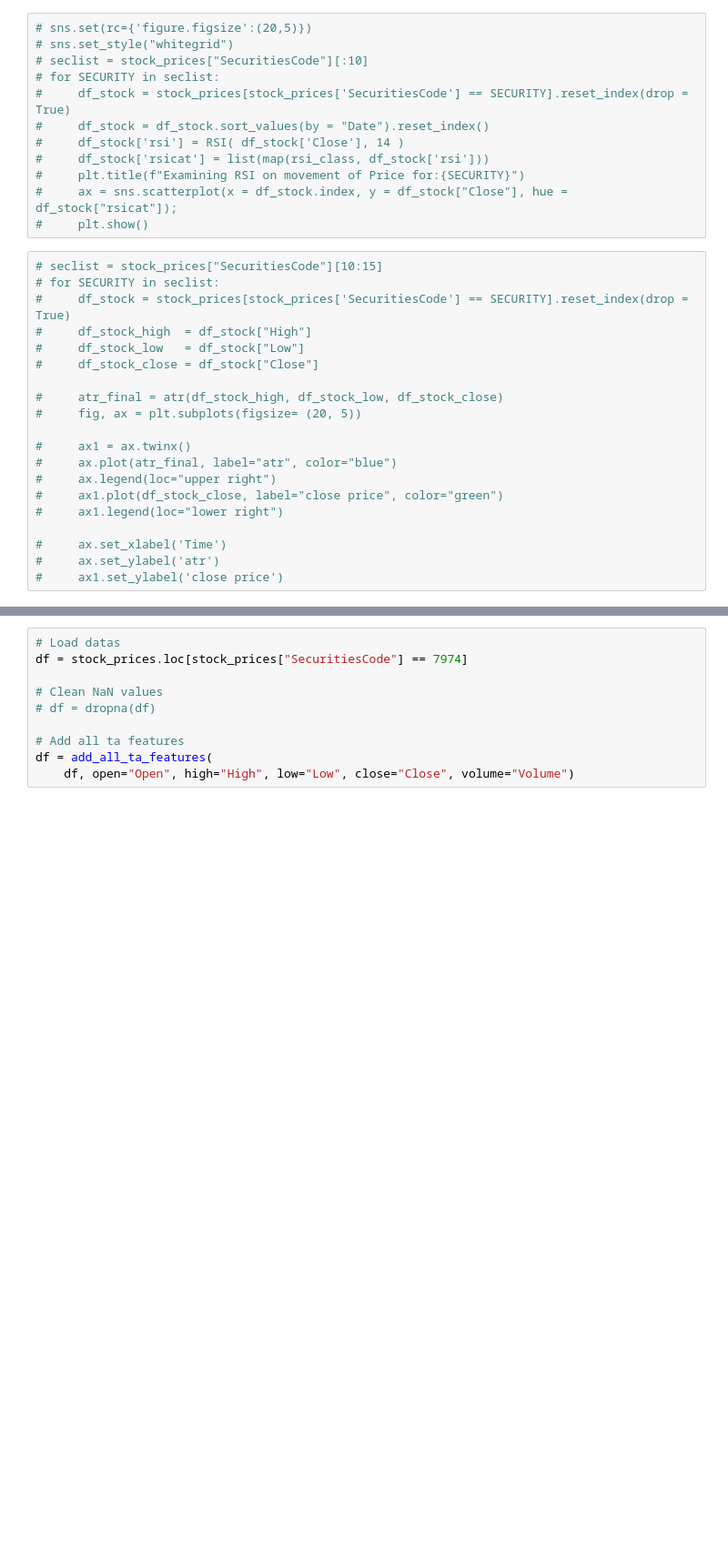
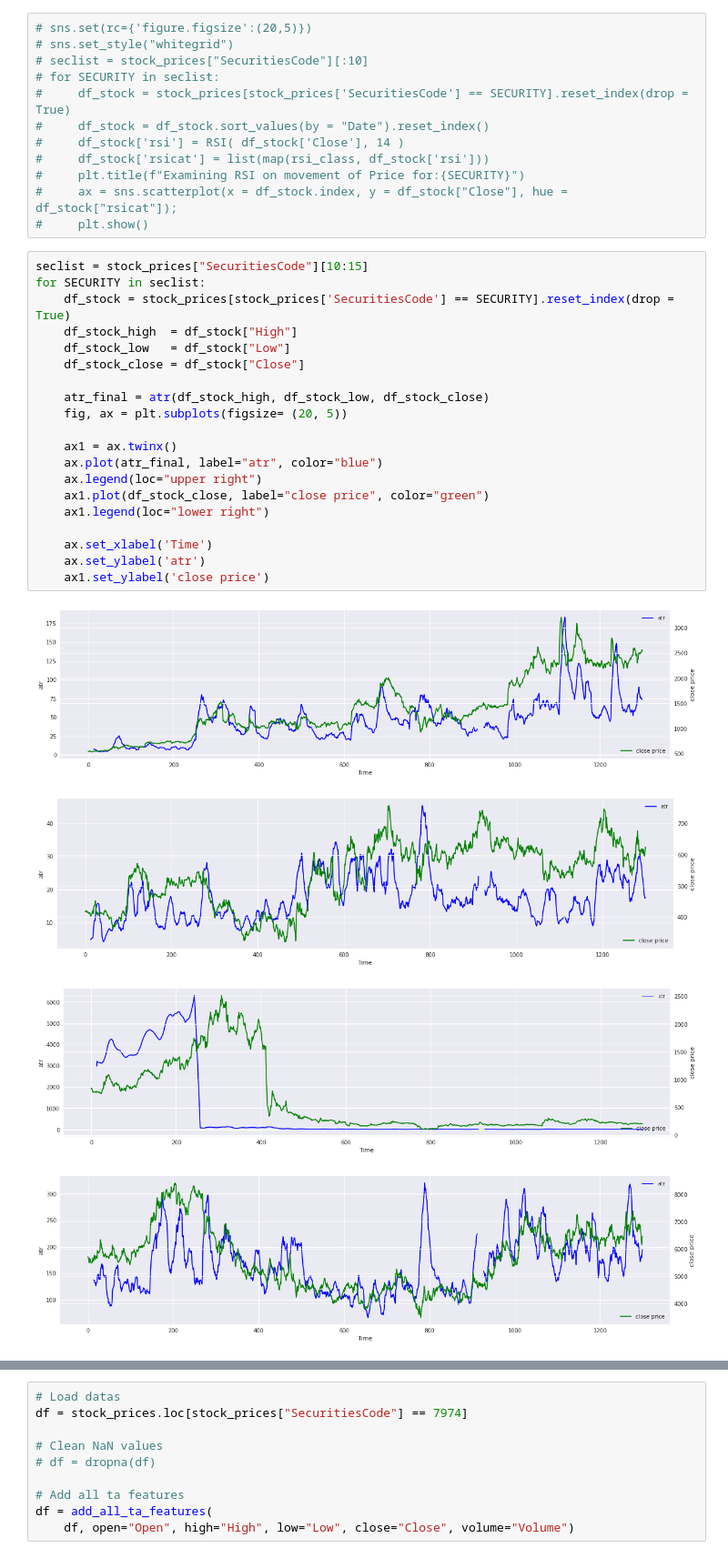
Before and after one commit to aymane-eljerari/jpx-2022, a Jupyter notebook: visualize.ipynb, the cells around one changed output, grey strips where cells are left out. Shown at 91% size. Drawn from its saved outputs; the diff is of its cells as text; blank space fills up the shorter version.

```diff
--- a/visualize.ipynb
+++ b/visualize.ipynb
@@ -66,22 +66,27 @@ stock_prices    = pd.read_csv("modified_data/stock_prices.csv")
 #     ax = sns.scatterplot(x = df_stock.index, y = df_stock["Close"], hue = df_stock["rsicat"]);
 #     plt.show()
 # %%
-# seclist = stock_prices["SecuritiesCode"][10:15]
-# for SECURITY in seclist:
-#     df_stock = stock_prices[stock_prices['SecuritiesCode'] == SECURITY].reset_index(drop = True)
-#     df_stock_high  = df_stock["High"]
-#     df_stock_low   = df_stock["Low"]
-#     df_stock_close = df_stock["Close"]
+seclist = stock_prices["SecuritiesCode"][10:15]
+for SECURITY in seclist:
+    df_stock = stock_prices[stock_prices['SecuritiesCode'] == SECURITY].reset_index(drop = True)
+    df_stock_high  = df_stock["High"]
+    df_stock_low   = df_stock["Low"]
+    df_stock_close = df_stock["Close"]
 
-#     atr_final = atr(df_stock_high, df_stock_low, df_stock_close)
-#     fig, ax = plt.subplots(figsize= (20, 5))
+    atr_final = atr(df_stock_high, df_stock_low, df_stock_close)
+    fig, ax = plt.subplots(figsize= (20, 5))
 
-#     ax1 = ax.twinx()
-#     ax.plot(atr_final, label="atr", color="blue")
-#     ax.legend(loc="upper right")
-#     ax1.plot(df_stock_close, label="close price", color="green")
-#     ax1.legend(loc="lower right")
+    ax1 = ax.twinx()
+    ax.plot(atr_final, label="atr", color="blue")
+    ax.legend(loc="upper right")
+    ax1.plot(df_stock_close, label="close price", color="green")
+    ax1.legend(loc="lower right")
 
-#     ax.set_xlabel('Time')
-#     ax.set_ylabel('atr')
-#     ax1.set_ylabel('close price')
+    ax.set_xlabel('Time')
+    ax.set_ylabel('atr')
+    ax1.set_ylabel('close price')
+# %% [output]
+[figure, added]
+[figure, added]
+[figure, added]
+[figure, added]
```
Also changed, not shown: parts of 6 cells of this notebook, 2 other files.
